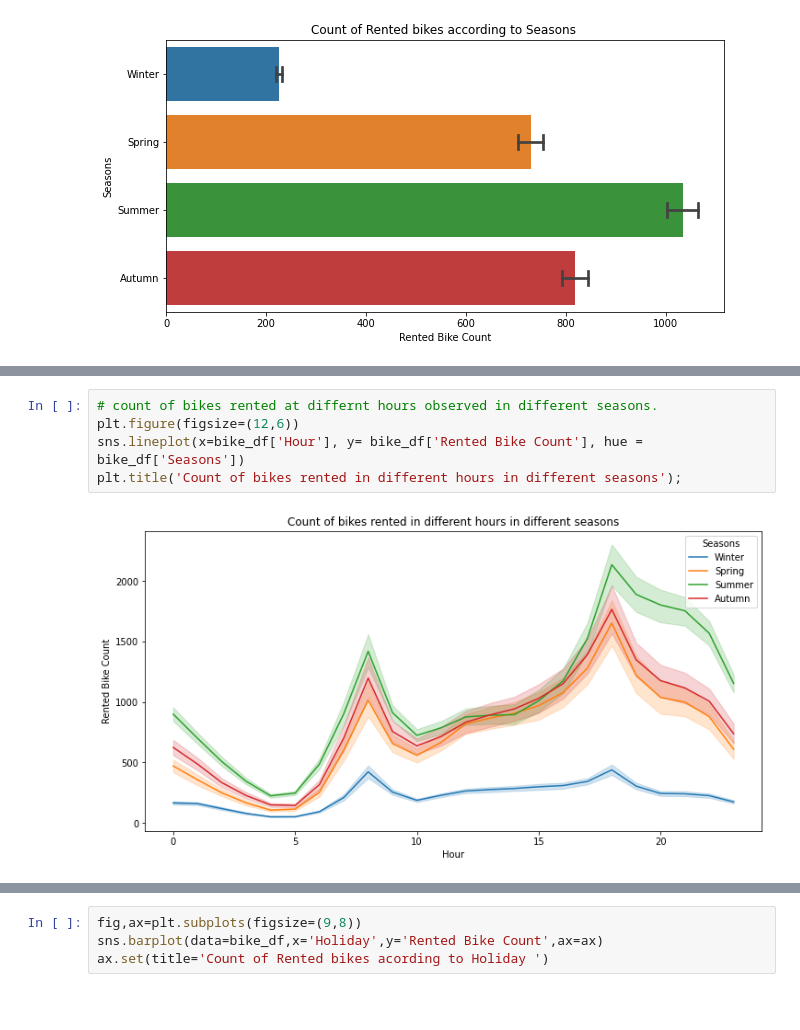
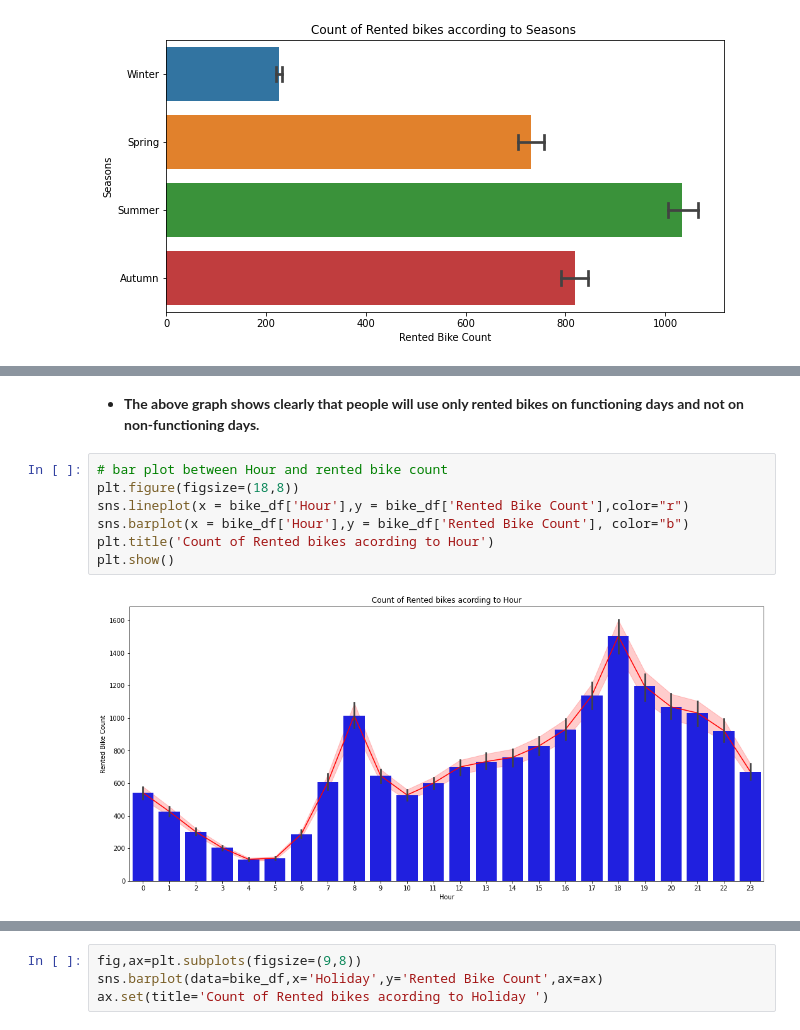
Before and after one commit to Amoghakrao/Bike-sharing-demand-prediction, a Jupyter notebook: Bike_Sharing_Demand_Prediction_Amogha_K.ipynb, the cells around one changed output, grey strips where cells are left out. Drawn from its saved outputs; the diff is of its cells as text; blank space fills up the shorter version.

```diff
--- a/Bike_Sharing_Demand_Prediction_Amogha_K.ipynb
+++ b/Bike_Sharing_Demand_Prediction_Amogha_K.ipynb
@@ -347,7 +384,11 @@ ax.set(title='Count of Rented bikes according to Seasons ')
+# %% [markdown]
+* **The above graph shows clearly that people will use only rented bikes on functioning days and not on non-functioning days.**
 # %%
-# count of bikes rented at differnt hours observed in different seasons.
-plt.figure(figsize=(12,6))
-sns.lineplot(x=bike_df['Hour'], y= bike_df['Rented Bike Count'], hue = bike_df['Seasons'])
-plt.title('Count of bikes rented in different hours in different seasons');
+# bar plot between Hour and rented bike count
+plt.figure(figsize=(18,8))
+sns.lineplot(x = bike_df['Hour'],y = bike_df['Rented Bike Count'],color="r")
+sns.barplot(x = bike_df['Hour'],y = bike_df['Rented Bike Count'], color="b")
+plt.title('Count of Rented bikes acording to Hour')
+plt.show()
 # %% [output]
-[figure, old version]
+[figure, new version]
```
Also changed, not shown: parts of 111 cells of this notebook.
